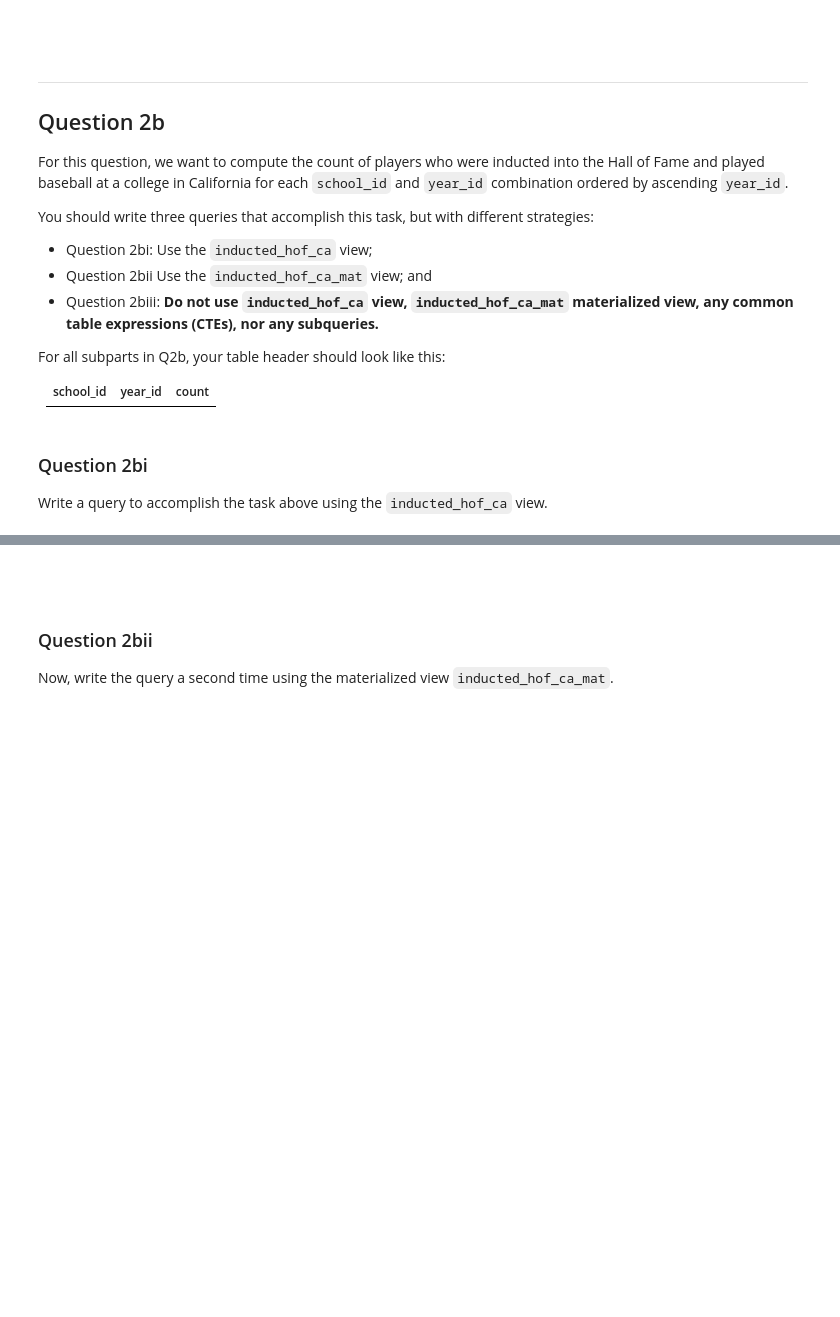
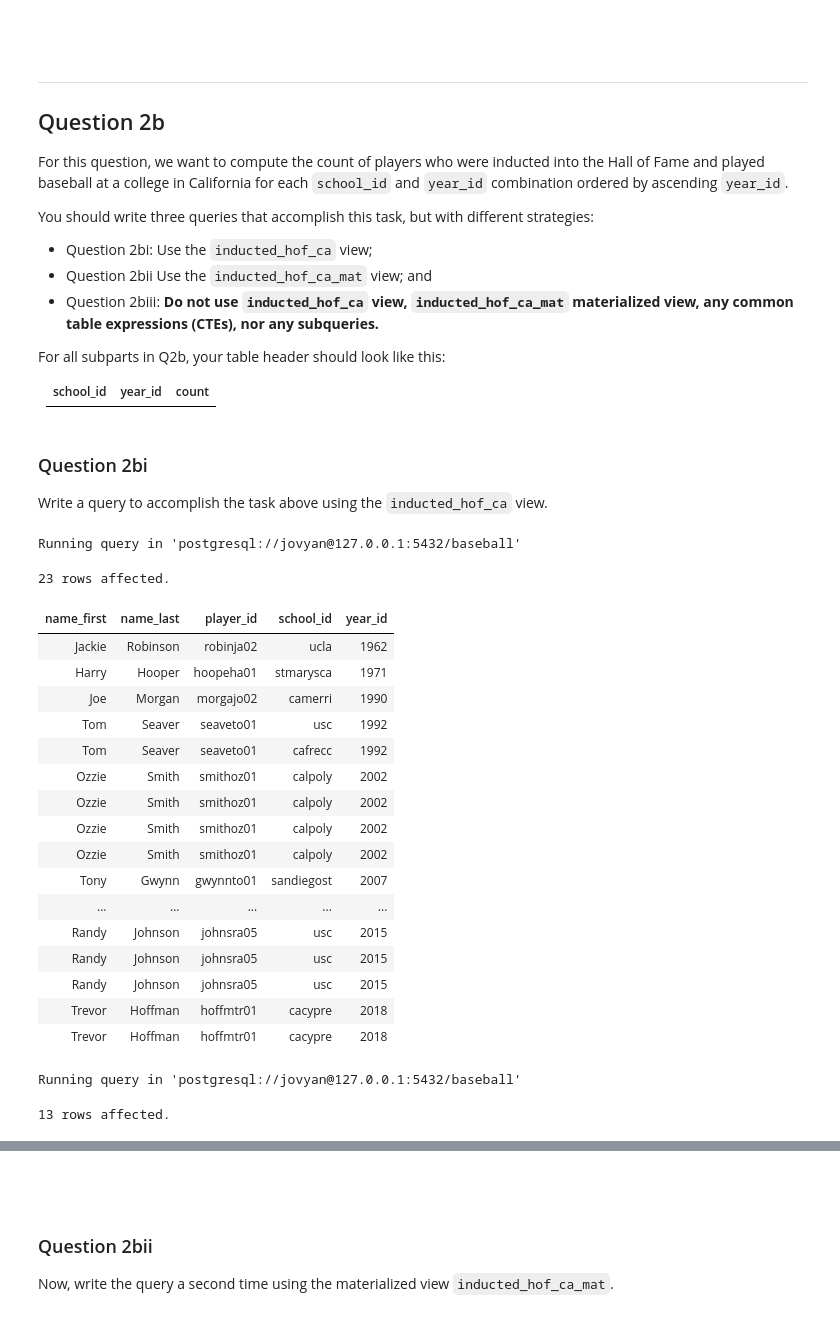
Before and after one commit to cal-data-eng/fa24-materials, a Jupyter notebook: proj/proj2/proj2.ipynb, the cells around one changed output, grey strips where cells are left out. Saved outputs shown, nothing was run; the diff lists cells and outputs as text; code cells hidden in the pictures; blank space fills up the shorter version.

```diff
--- a/proj/proj2/proj2.ipynb
+++ b/proj/proj2/proj2.ipynb
@@ -386,3 +617,42 @@ Write a query to accomplish the task above using the `inducted_hof_ca` view.
+# %%
+%%sql
+select * from inducted_hof_ca
+# %% [output]
+Running query in 'postgresql://jovyan@127.0.0.1:5432/baseball'
+23 rows affected.
+| name_first | name_last | player_id | school_id | year_id |
+| Jackie | Robinson | robinja02 | ucla | 1962 |
+| Harry | Hooper | hoopeha01 | stmarysca | 1971 |
+| Joe | Morgan | morgajo02 | camerri | 1990 |
+| Tom | Seaver | seaveto01 | usc | 1992 |
+| Tom | Seaver | seaveto01 | cafrecc | 1992 |
+| Ozzie | Smith | smithoz01 | calpoly | 2002 |
+| Ozzie | Smith | smithoz01 | calpoly | 2002 |
+| Ozzie | Smith | smithoz01 | calpoly | 2002 |
+| Ozzie | Smith | smithoz01 | calpoly | 2002 |
+| Tony | Gwynn | gwynnto01 | sandiegost | 2007 |
+| ... | ... | ... | ... | ... |
+| Randy | Johnson | johnsra05 | usc | 2015 |
+| Randy | Johnson | johnsra05 | usc | 2015 |
+| Randy | Johnson | johnsra05 | usc | 2015 |
+| Trevor | Hoffman | hoffmtr01 | cacypre | 2018 |
+| Trevor | Hoffman | hoffmtr01 | cacypre | 2018 |
+# %%
+%%sql --save query_2bi result_2bi <<
+SELECT
+    school_id,
+    year_id,
+    COUNT(player_id) AS count
+FROM
+    inducted_hof_ca
+GROUP BY
+    school_id,
+    year_id
+ORDER BY
+    year_id ASC;
+# %% [output]
+Running query in 'postgresql://jovyan@127.0.0.1:5432/baseball'
+13 rows affected.
 # %%
 # Do not delete/edit this cell!
 # You must run this cell before running the autograder.
```
Also changed, not shown: parts of 173 cells of this notebook, 1 other file.
